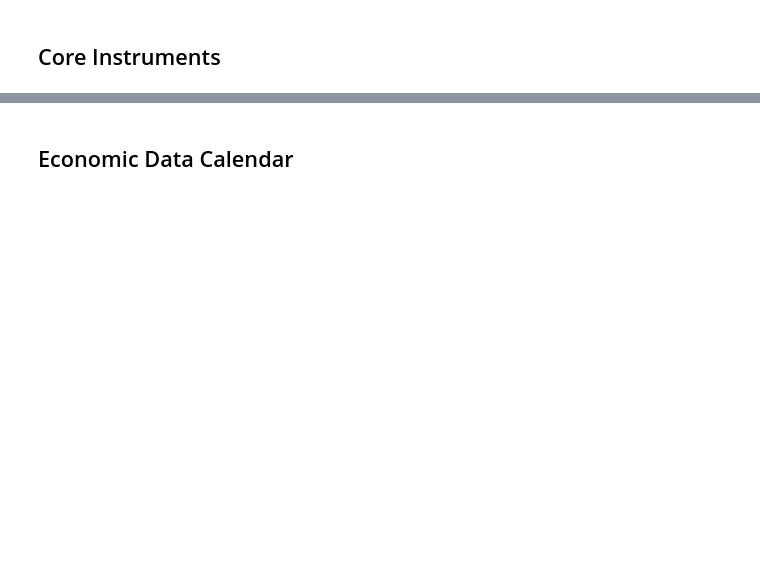
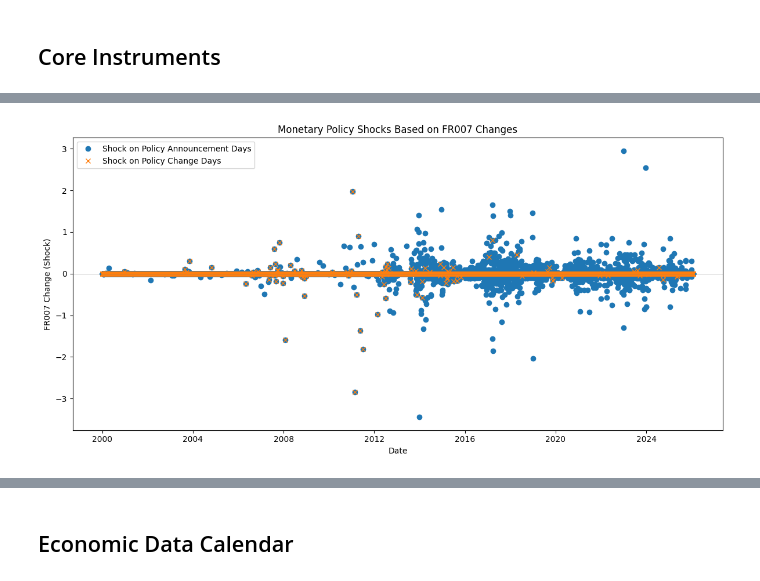
Before and after one commit to liminglin98/Thesis, a Jupyter notebook: Data/Data_Montly.ipynb, the cells around one changed output, grey strips where cells are left out. Cells and saved outputs as stored; diff of their text form; code cells hidden in the pictures; blank space fills up the shorter version.

```diff
--- a/Data/Data_Montly.ipynb
+++ b/Data/Data_Montly.ipynb
@@ -1014,0 +1090,20 @@ hfi_core_df["any_policy"] = (hfi_core_df[core_instrument_cols].any(axis=1)).asty
+# %%
+# only keep FR007
+daily_repo_df = daily_repo_df[["date", "FR007"]].copy()
+# %%
+# Merge FR007 into hfi_core_df
+shock_df = hfi_core_df.merge(daily_repo_df[["date", "FR007"]], on="date", how="left")
+
+# Previous day's FR007 (regardless of whether it was a policy day)
+shock_df["FR007_prev"] = shock_df["FR007"].shift(1)
+shock_df["FR007_diff"] = shock_df["FR007"] - shock_df["FR007_prev"]
+
+# Shock 1: FR007 change on days with any policy announcement
+shock_df["shock_policy"] = shock_df["FR007_diff"].where(shock_df["any_policy"] == 1)
+
+# Shock 2: FR007 change on days with an actual policy rate change
+shock_df["shock_policy_change"] = shock_df["FR007_diff"].where(shock_df["any_policy_change"] == 1)
+
+print(shock_df[["date", "FR007", "FR007_diff", "shock_policy", "shock_policy_change"]].dropna(subset=["shock_policy"]).head(10).to_string())
+print("\nNon-null shock_policy days:", shock_df["shock_policy"].notna().sum())
+print("Non-null shock_policy_change days:", shock_df["shock_policy_change"].notna().sum())
@@ -1014,0 +1125,18 @@ hfi_core_df["any_policy"] = (hfi_core_df[core_instrument_cols].any(axis=1)).asty
+# %%
+# fill missing shock_policy and shock_policy_change with 0 (no shock on non-policy days)
+shock_df["shock_policy"] = shock_df["shock_policy"].fillna(0)
+shock_df["shock_policy_change"] = shock_df["shock_policy_change"].fillna(0)
+# plot the shocks over time
+import matplotlib.pyplot as plt
+fig, ax = plt.subplots(figsize=(12, 6))
+ax.plot(shock_df["date"], shock_df["shock_policy"], label="Shock on Policy Announcement Days", marker="o", linestyle="")
+ax.plot(shock_df["date"], shock_df["shock_policy_change"], label="Shock on Policy Change Days", marker="x", linestyle="")
+ax.axhline(0, color="grey", linewidth=0.5)
+ax.set_xlabel("Date")
+ax.set_ylabel("FR007 Change (Shock)")
+ax.set_title("Monetary Policy Shocks Based on FR007 Changes")
+ax.legend()
+plt.tight_layout()
+plt.show()
+# %% [output]
+[figure, added]
```
Also changed, not shown: parts of 19 cells of this notebook, 12 other files.
